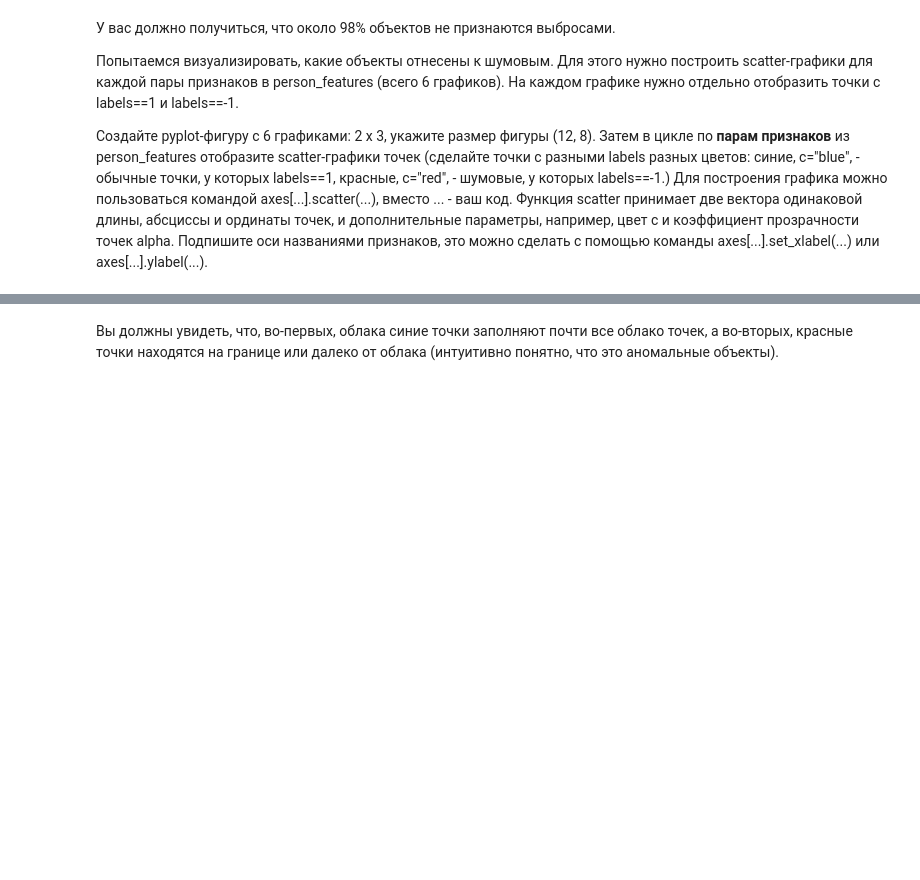
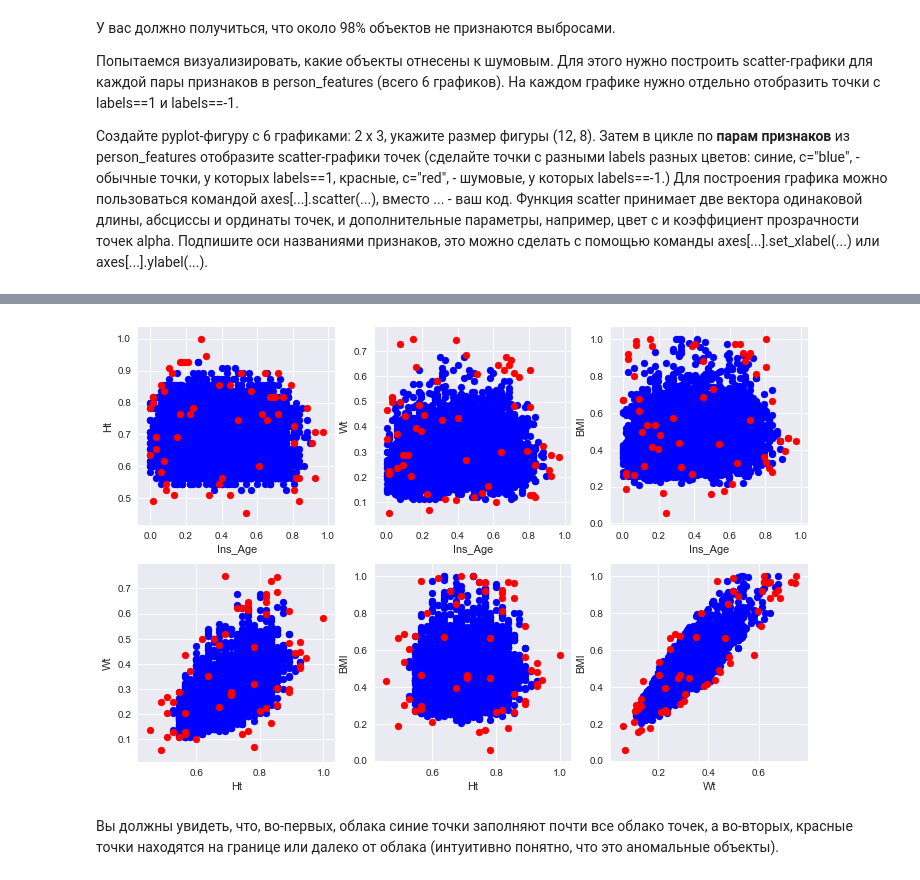
Before and after one commit to kirrlix1994/specialization_yandex_and_mipt, a Jupyter notebook: 3-unsupervised-learning/assignments/c3_w3_Visualization.ipynb, the cells around one changed output, grey strips where cells are left out. Saved outputs shown, nothing was run; the diff lists cells and outputs as text; code cells hidden in the pictures; blank space fills up the shorter version.

```diff
--- a/3-unsupervised-learning/assignments/c3_w3_Visualization.ipynb
+++ b/3-unsupervised-learning/assignments/c3_w3_Visualization.ipynb
@@ -385,0 +434,8 @@ labels = svm_.predict(sdata[person_features])
+# %%
+# all different pairs of list elements:
+def pairs(array):
+    res = []
+    for i in range(len(array)):
+        for j in range(i+1,len(array)):
+            res.append([array[i],array[j]])
+    return res;
@@ -386,3 +450,24 @@ labels = svm_.predict(sdata[person_features])
+# %%
+# add labels to sdata:
+sdata_new = sdata.copy()
+sdata_new['label'] = labels
+sdata_new = sdata_new.iloc[:5000, :]
+#sdata_new.shape
+# %%
+# Код 7. Постройте 6 графиков
+fig, axes = plt.subplots(2,3, figsize=(12,8))
+for k, p in enumerate(pairs(person_features)):
+    x1, y1 = p
+    axes[k / 3, k % 3].scatter(x=sdata_new[sdata_new['label']==1][x1],
+                               y=sdata_new[sdata_new['label']==1][y1],
+                               c='blue')
+    axes[k / 3, k % 3].scatter(x=sdata_new[sdata_new['label']==-1][x1],
+                               y=sdata_new[sdata_new['label']==-1][y1],
+                               c='red')
+    axes[k / 3, k % 3].set_xlabel(x1)
+    axes[k / 3, k % 3].set_ylabel(y1)
+# %% [output]
+[figure, added]
 # %% [markdown]
 Вы должны увидеть, что, во-первых, облака синие точки заполняют почти все облако точек, а во-вторых, красные точки находятся на границе или далеко от облака (интуитивно понятно, что это аномальные объекты).
 # %% [markdown]
```
Also changed, not shown: parts of 24 cells of this notebook.
